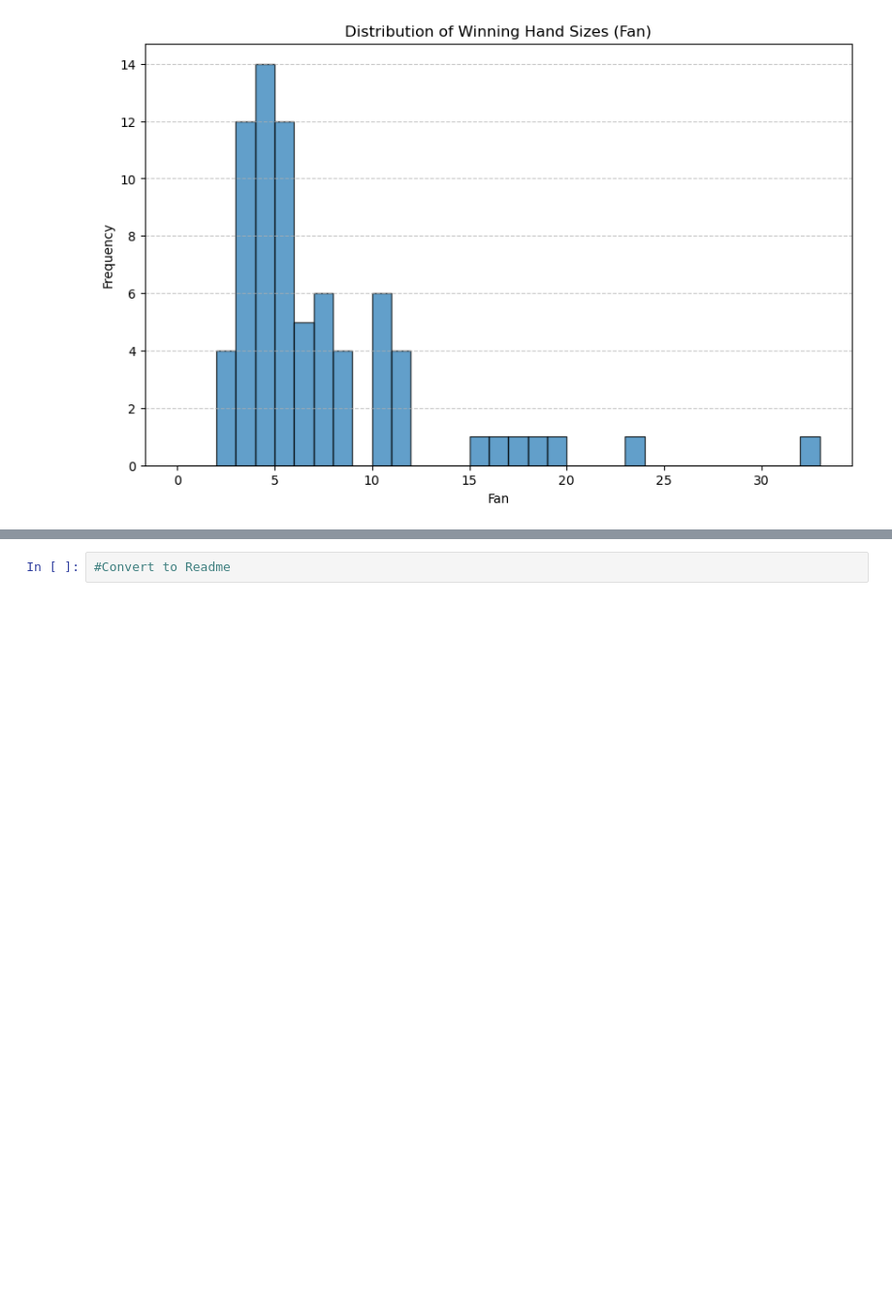
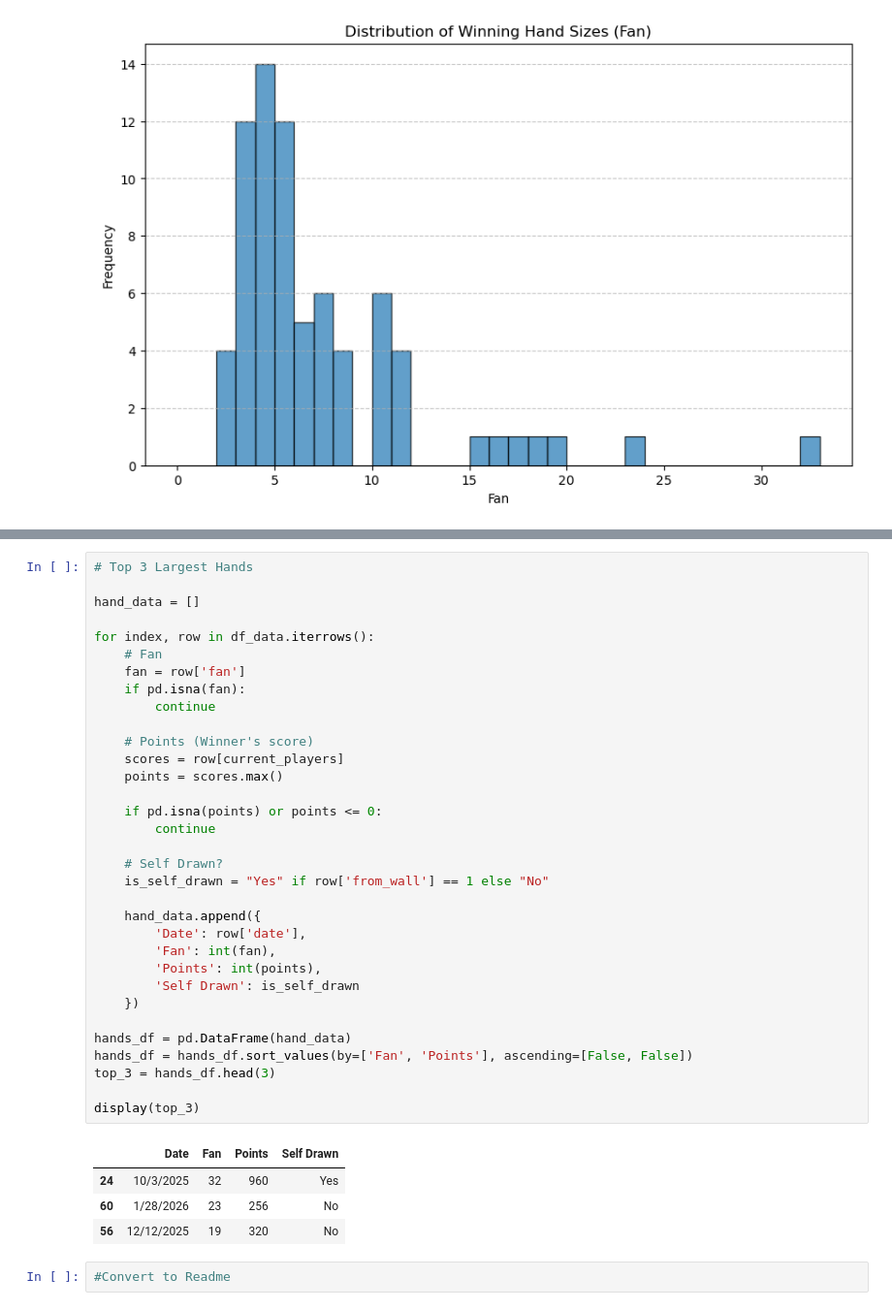
Before and after one commit to Conair94/Lifetime-Mahjong-Performance, a Jupyter notebook: Season 2 Data/Processing.ipynb, the cells around one changed output, grey strips where cells are left out. Shown at 97% size. Drawn from its saved outputs; the diff is of its cells as text; blank space fills up the shorter version.

```diff
--- a/Season 2 Data/Processing.ipynb
+++ b/Season 2 Data/Processing.ipynb
@@ -250,2 +254,40 @@ plt.show()
+# %%
+# Top 3 Largest Hands
+
+hand_data = []
+
+for index, row in df_data.iterrows():
+    # Fan
+    fan = row['fan']
+    if pd.isna(fan):
+        continue
+
+    # Points (Winner's score)
+    scores = row[current_players]
+    points = scores.max()
+
+    if pd.isna(points) or points <= 0:
+        continue
+
+    # Self Drawn?
+    is_self_drawn = "Yes" if row['from_wall'] == 1 else "No"
+
+    hand_data.append({
+        'Date': row['date'],
+        'Fan': int(fan),
+        'Points': int(points),
+        'Self Drawn': is_self_drawn
+    })
+
+hands_df = pd.DataFrame(hand_data)
+hands_df = hands_df.sort_values(by=['Fan', 'Points'], ascending=[False, False])
+top_3 = hands_df.head(3)
+
+display(top_3)
+# %% [output]
+|  | Date | Fan | Points | Self Drawn |
+| 24 | 10/3/2025 | 32 | 960 | Yes |
+| 60 | 1/28/2026 | 23 | 256 | No |
+| 56 | 12/12/2025 | 19 | 320 | No |
 # %%
 #Convert to Readme
```
Also changed, not shown: parts of 1 cell of this notebook, 3 other files.
